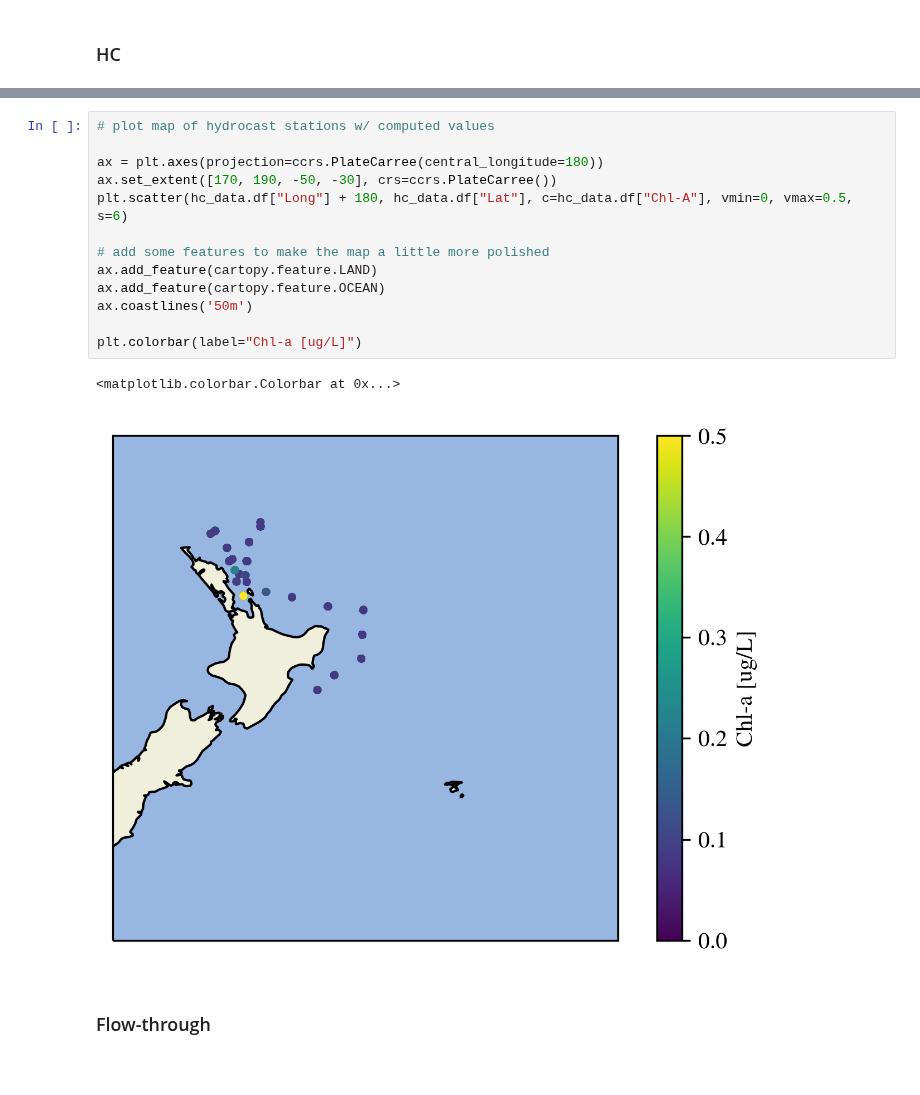
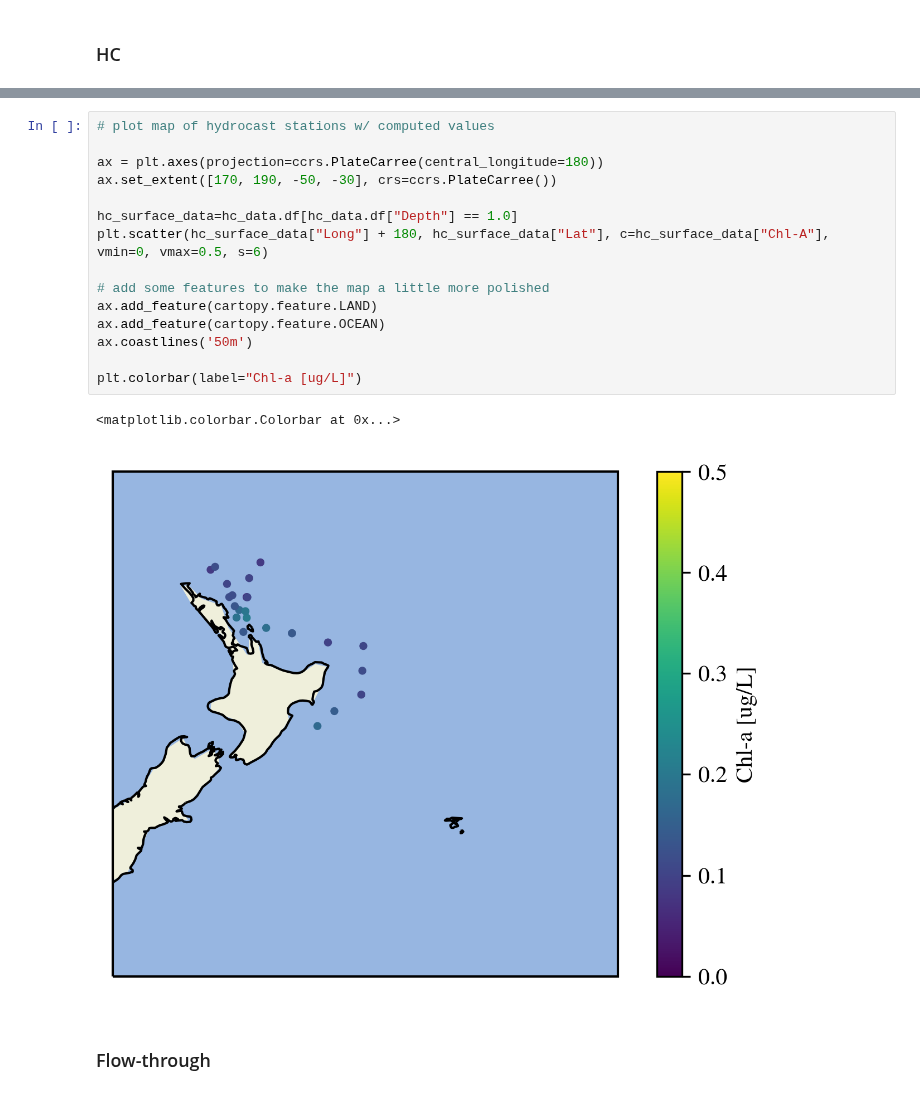
Before and after one commit to AmyPhung/chl-a-comparison, a Jupyter notebook: Revised Figures (HC, FT calibration).ipynb, the cells around one changed output, grey strips where cells are left out. Drawn from its saved outputs; the diff is of its cells as text.

Commit message:
Fix hydrocast plot - use surface stations

```diff
--- a/Revised Figures (HC, FT calibration).ipynb
+++ b/Revised Figures (HC, FT calibration).ipynb
@@ -1039,19 +1008,21 @@ hc_data.visualizeCalibration()
 # %%
 # plot map of hydrocast stations w/ computed values
 
 ax = plt.axes(projection=ccrs.PlateCarree(central_longitude=180))
 ax.set_extent([170, 190, -50, -30], crs=ccrs.PlateCarree())
-plt.scatter(hc_data.df["Long"] + 180, hc_data.df["Lat"], c=hc_data.df["Chl-A"], vmin=0, vmax=0.5, s=6)
+
+hc_surface_data=hc_data.df[hc_data.df["Depth"] == 1.0]
+plt.scatter(hc_surface_data["Long"] + 180, hc_surface_data["Lat"], c=hc_surface_data["Chl-A"], vmin=0, vmax=0.5, s=6)
 
 # add some features to make the map a little more polished
 ax.add_feature(cartopy.feature.LAND)
 ax.add_feature(cartopy.feature.OCEAN)
 ax.coastlines('50m')
 
 plt.colorbar(label="Chl-a [ug/L]")
 # %% [output]
 <matplotlib.colorbar.Colorbar at 0x...>
-[figure, old version]
+[figure, new version]
 # %% [markdown]
 ### Flow-through
 # %%
```
Also changed, not shown: parts of 10 cells of this notebook.
